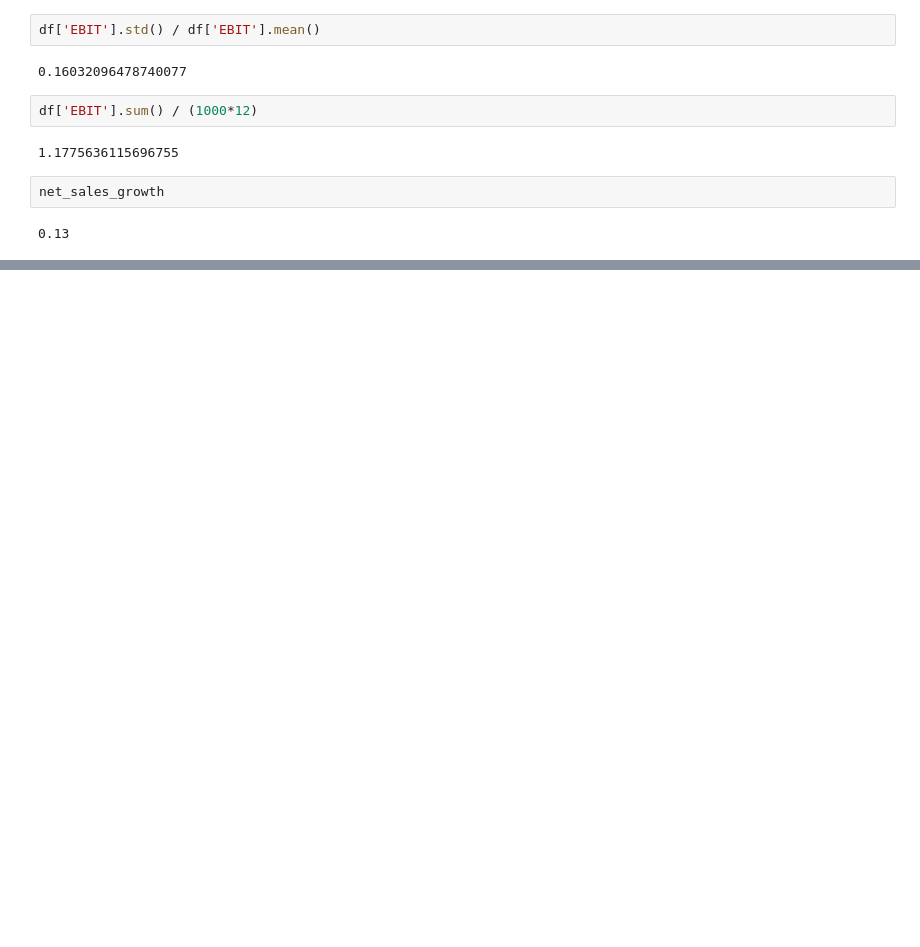
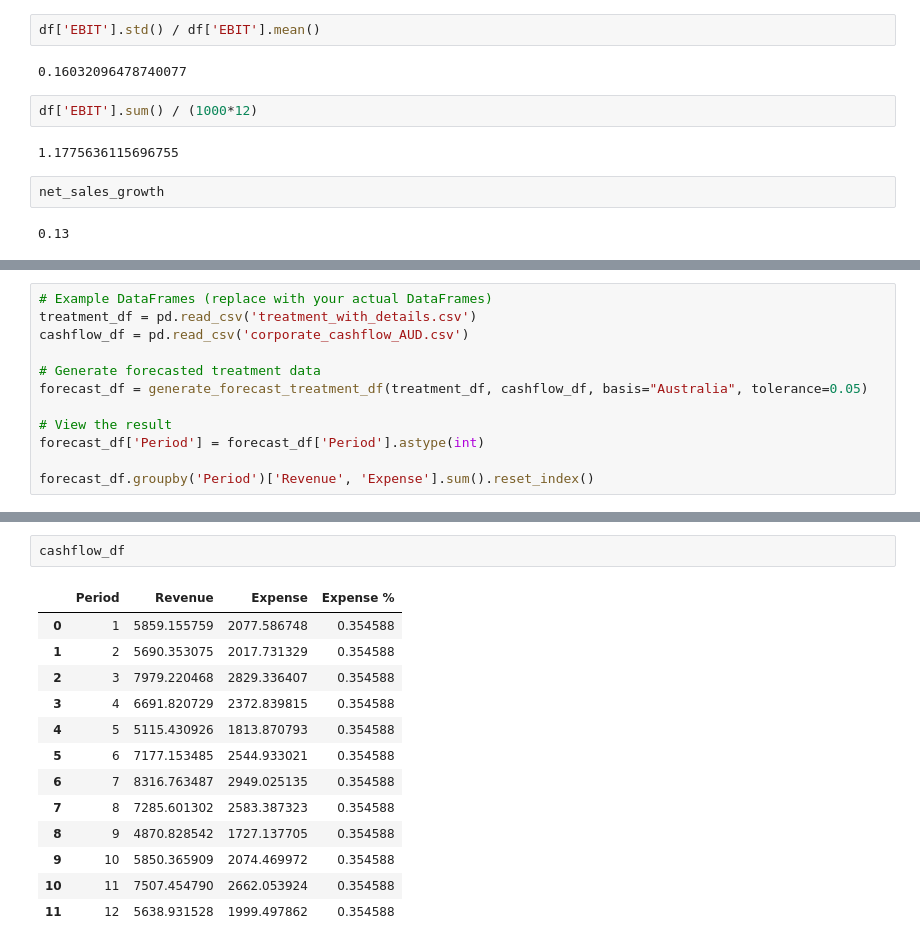
Before and after one commit to Gaia-Dental-Studio/Clinic_Value_Evaluation, a Jupyter notebook: playground.ipynb, the cells around one changed output, grey strips where cells are left out. Drawn from its saved outputs; the diff is of its cells as text; blank space fills up the shorter version.

```diff
--- a/playground.ipynb
+++ b/playground.ipynb
@@ -789,0 +1016,12 @@ net_sales_growth
+# %%
+# Example DataFrames (replace with your actual DataFrames)
+treatment_df = pd.read_csv('treatment_with_details.csv')
+cashflow_df = pd.read_csv('corporate_cashflow_AUD.csv')
+
+# Generate forecasted treatment data
+forecast_df = generate_forecast_treatment_df(treatment_df, cashflow_df, basis="Australia", tolerance=0.05)
+
+# View the result
+forecast_df['Period'] = forecast_df['Period'].astype(int)
+
+forecast_df.groupby('Period')['Revenue', 'Expense'].sum().reset_index()
@@ -789,0 +1042,16 @@ net_sales_growth
+# %%
+cashflow_df
+# %% [output]
+|  | Period | Revenue | Expense | Expense % |
+| 0 | 1 | 5859.155759 | 2077.586748 | 0.354588 |
+| 1 | 2 | 5690.353075 | 2017.731329 | 0.354588 |
+| 2 | 3 | 7979.220468 | 2829.336407 | 0.354588 |
+| 3 | 4 | 6691.820729 | 2372.839815 | 0.354588 |
+| 4 | 5 | 5115.430926 | 1813.870793 | 0.354588 |
+| 5 | 6 | 7177.153485 | 2544.933021 | 0.354588 |
+| 6 | 7 | 8316.763487 | 2949.025135 | 0.354588 |
+| 7 | 8 | 7285.601302 | 2583.387323 | 0.354588 |
+| 8 | 9 | 4870.828542 | 1727.137705 | 0.354588 |
+| 9 | 10 | 5850.365909 | 2074.469972 | 0.354588 |
+| 10 | 11 | 7507.454790 | 2662.053924 | 0.354588 |
+| 11 | 12 | 5638.931528 | 1999.497862 | 0.354588 |
```
Also changed, not shown: parts of 11 cells of this notebook, 8 other files.
